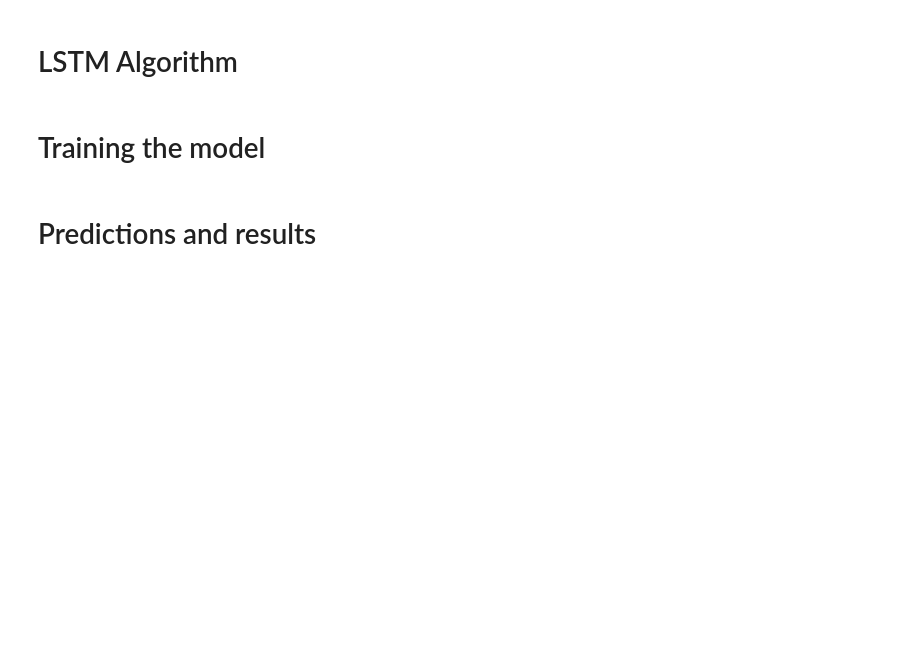
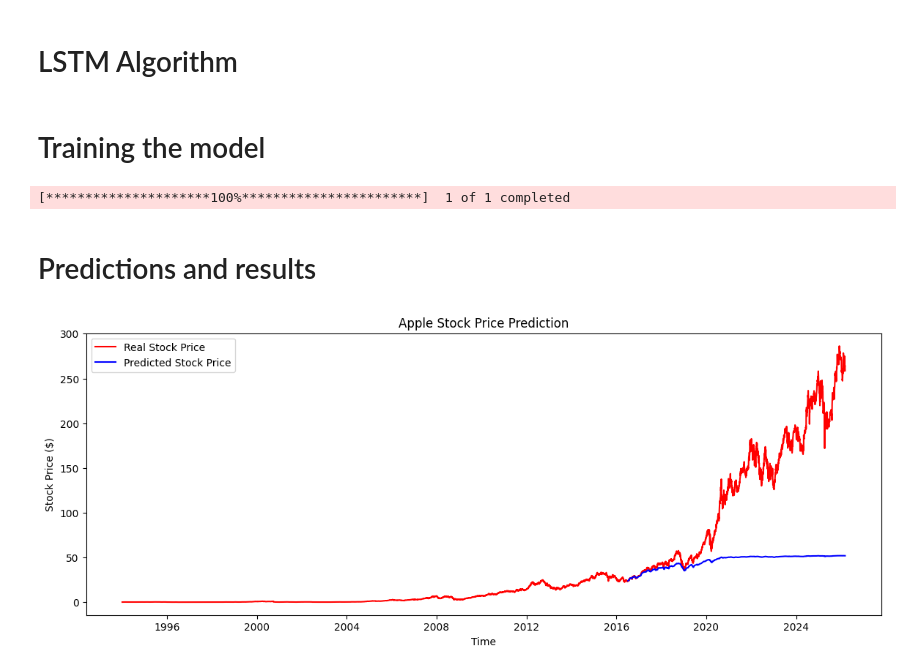
Before and after one commit to PrettyCharity/Machine_Learning_Practice, a Jupyter notebook: Deep Learning/Recurrent Neural Networks/LSTM Financial Data prediction - Pytorch.ipynb, the cells around one changed output. Cells and saved outputs as stored; diff of their text form; code cells hidden in the pictures; blank space fills up the shorter version.

```diff
--- a/Deep Learning/Recurrent Neural Networks/LSTM Financial Data prediction - Pytorch.ipynb
+++ b/Deep Learning/Recurrent Neural Networks/LSTM Financial Data prediction - Pytorch.ipynb
@@ -148,8 +138,10 @@ optimiser = torch.optim.Adam(model.parameters(), lr=0.01)
 # %% [markdown]
 # Training the model
 # %%
-data = Stock('TWTR', timesteps = 60)
+data = Stock('AAPL', timesteps = 60)
 X_train, X_test, y_train, y_test =  data.process()
+# %% [output]
+[*********************100%***********************]  1 of 1 completed
 # %%
 num_epochs = 100
 hist = np.zeros(num_epochs)
@@ -168,4 +160,6 @@ for t in range(num_epochs):
 # %%
 y_test_pred = model(X_test)
 y_pred = data.mms.inverse_transform(y_test_pred.to(device = 'cpu').detach().numpy())
-data.visualize(y_pred.ravel(), stock_name = 'Twitter')
+data.visualize(y_pred.ravel(), stock_name = 'Apple')
+# %% [output]
+[figure, added]
```
Also changed, not shown: parts of 2 cells of this notebook.
